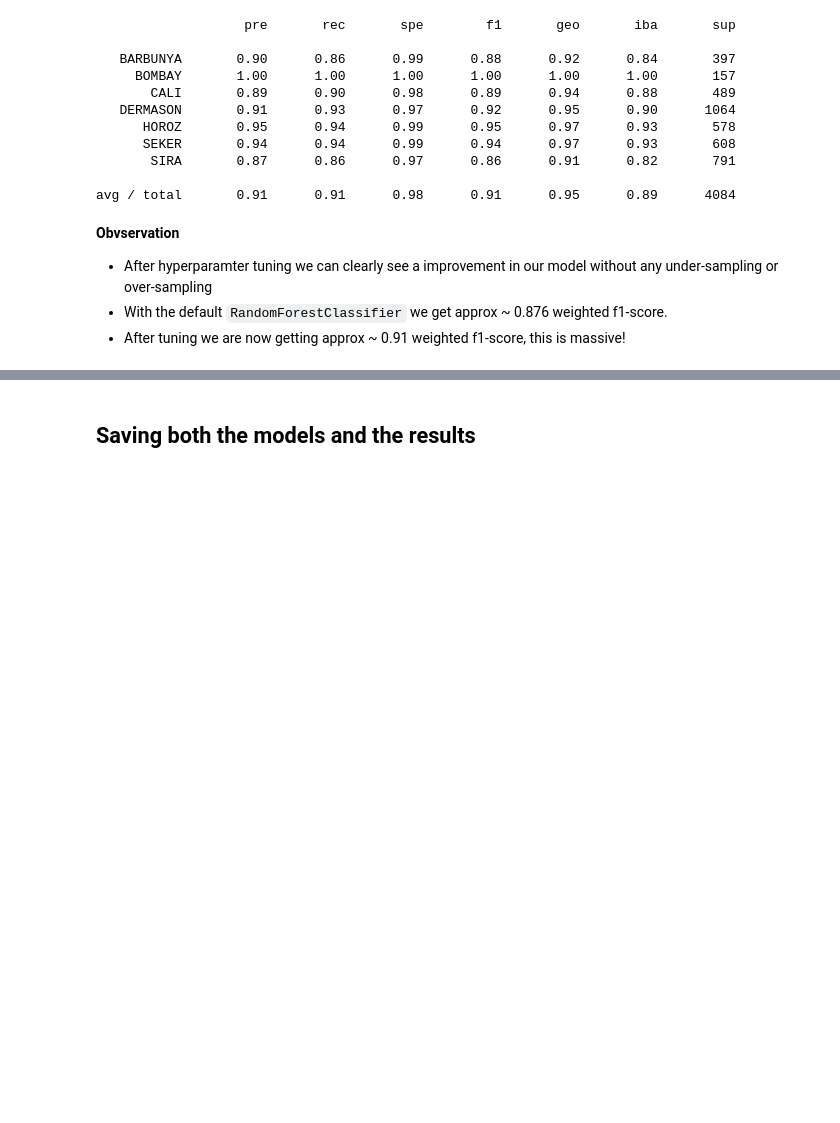
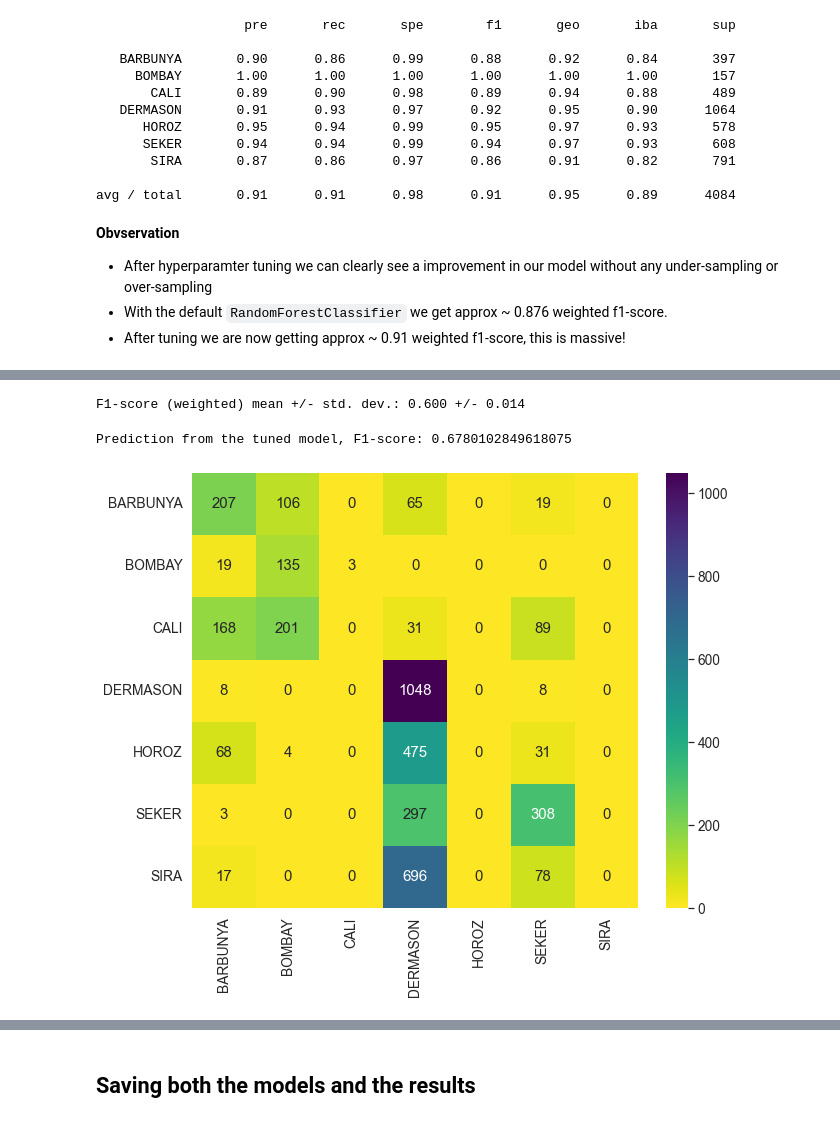
Before and after one commit to Abhiswain97/DryBeanClassification, a Jupyter notebook: Phase-3-Feature-Selection-and-Modelling .ipynb, the cells around one changed output, grey strips where cells are left out. Cells and saved outputs as stored; diff of their text form; code cells hidden in the pictures; blank space fills up the shorter version.

```diff
--- a/Phase-3-Feature-Selection-and-Modelling .ipynb
+++ b/Phase-3-Feature-Selection-and-Modelling .ipynb
@@ -583,0 +588,12 @@ avg / total       0.91      0.91      0.98      0.91      0.95      0.89      40
+# %%
+svc = svm.SVC()
+results = cross_validate(
+    estimator=svc,
+    X=X_train_,
+    y=y_train_,
+    scoring=scorer,
+    cv=StratifiedKFold(n_splits=10),
+    verbose=1,
+    n_jobs=-1,
+    return_estimator=True
+)
@@ -583,0 +604,14 @@ avg / total       0.91      0.91      0.98      0.91      0.95      0.89      40
+# %%
+model = print_score(results)
+# %% [output]
+F1-score (weighted) mean +/- std. dev.: 0.600 +/- 0.014
+# %%
+preds = model.predict(X_test_)
+print(f"Prediction from the tuned model, F1-score: {metrics.f1_score(preds, y_test_, average='weighted')}")
+# %% [output]
+Prediction from the tuned model, F1-score: 0.6780102849618075
+# %%
+cf = metrics.confusion_matrix(y_test_, preds)
+plot_cf(cf)
+# %% [output]
+[figure, added]
```
Also changed, not shown: parts of 30 cells of this notebook.
